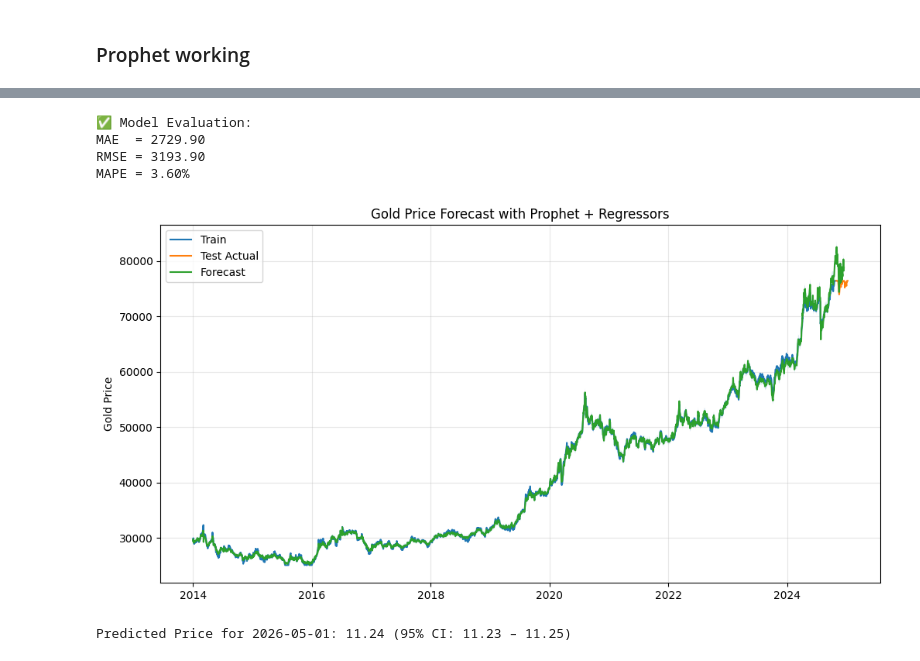
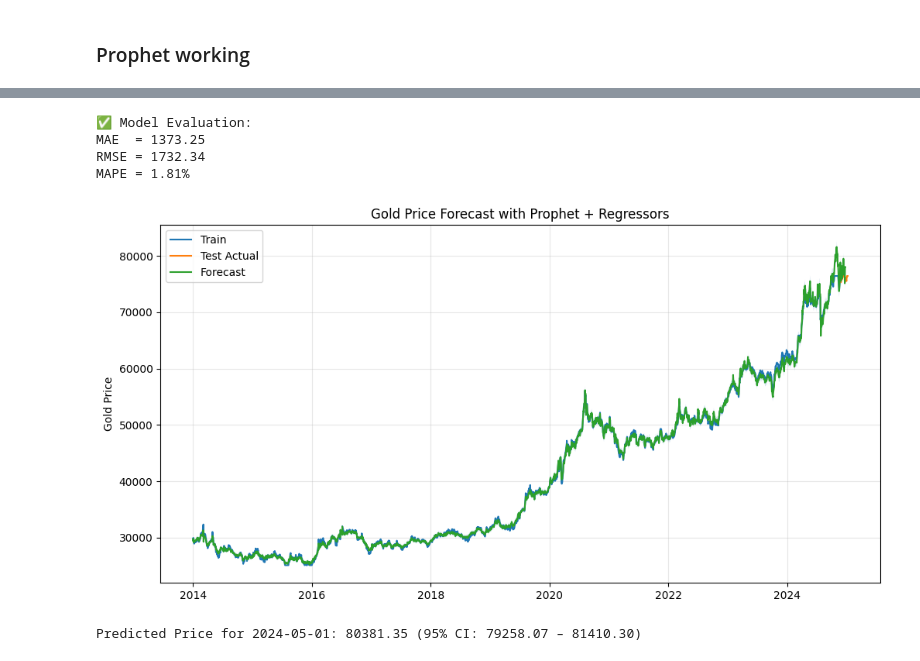
Before and after one commit to Siddhant128-bit/Time-Series-Understanding, a Jupyter notebook: nixtla_all_models.ipynb, the cells around one changed output, grey strips where cells are left out. Drawn from its saved outputs; the diff is of its cells as text; code cells hidden in the pictures.

Commit message:
Tryng out test window size

```diff
--- a/nixtla_all_models.ipynb
+++ b/nixtla_all_models.ipynb
@@ -107,7 +107,7 @@ df[reg_cols] = scaler.fit_transform(df[reg_cols])
 # -----------------------------------------------------
 # 3️⃣ Train/Test Split
 # -----------------------------------------------------
-test_days = 50
+test_days = 180
 train = df.iloc[:-test_days].copy()
 test  = df.iloc[-test_days:].copy()
 
@@ -184,8 +184,8 @@ plt.show()
 ✅ Model Evaluation:
-MAE  = 2729.90
-RMSE = 3193.90
-MAPE = 3.60%
+MAE  = 1373.25
+RMSE = 1732.34
+MAPE = 1.81%
-[figure, old version]
+[figure, new version]
 # %%
 def predict_price(date_input):
     """
@@ -210,6 +210,6 @@ def predict_price(date_input):
           f"(95% CI: {lower:.2f} – {upper:.2f})")
 
 # Example
-predict_price("2026-05-01")
+predict_price("2024-05-01")
 # %% [output]
-Predicted Price for 2026-05-01: 11.24 (95% CI: 11.23 – 11.25)
+Predicted Price for 2024-05-01: 80381.35 (95% CI: 79258.07 – 81410.30)
```
Also changed, not shown: parts of 1 cell of this notebook.
